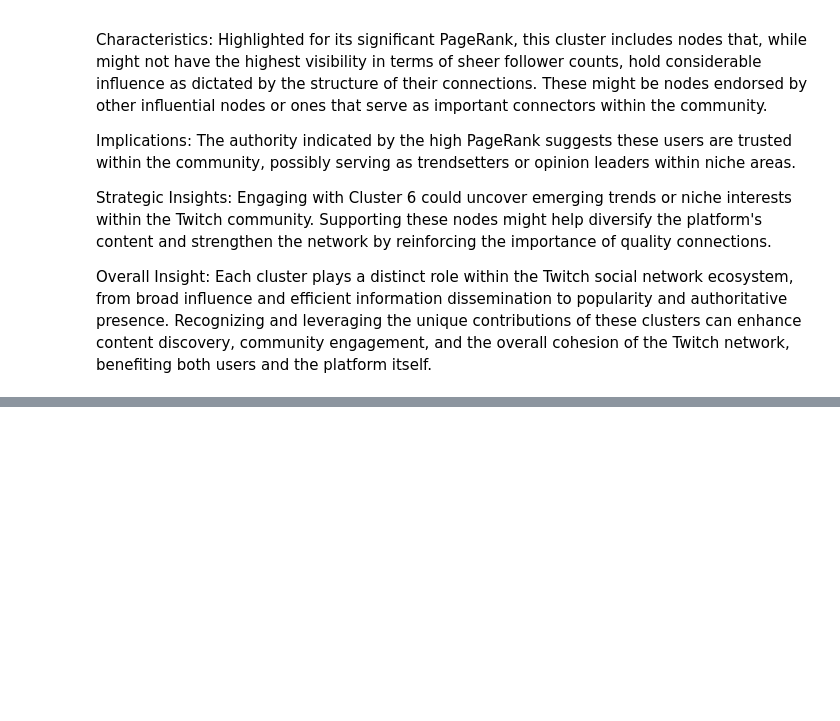
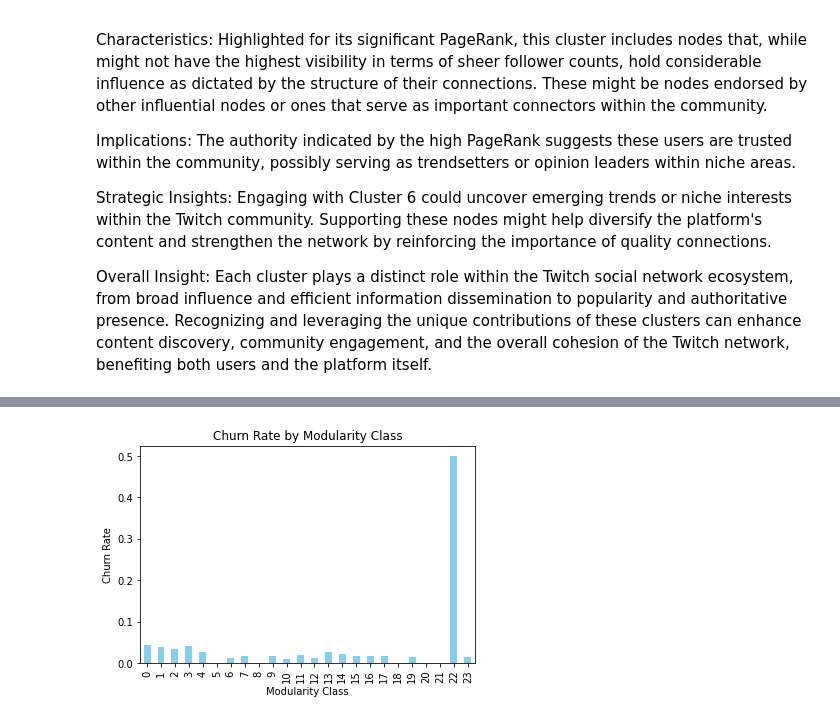
Before and after one commit to kevinlin0638/mini-project, a Jupyter notebook: project/Gephi/Gephi.ipynb, the cells around one changed output, grey strips where cells are left out. Saved outputs shown, nothing was run; the diff lists cells and outputs as text; code cells hidden in the pictures; blank space fills up the shorter version.

```diff
--- a/project/Gephi/Gephi.ipynb
+++ b/project/Gephi/Gephi.ipynb
@@ -307,3 +307,9 @@ Strategic Insights: Engaging with Cluster 6 could uncover emerging trends or nic
 
 Overall Insight:
 Each cluster plays a distinct role within the Twitch social network ecosystem, from broad influence and efficient information dissemination to popularity and authoritative presence. Recognizing and leveraging the unique contributions of these clusters can enhance content discovery, community engagement, and the overall cohesion of the Twitch network, benefiting both users and the platform itself.
+# %%
+# Rename the 'Id' column in modularity_df to 'Node' for a consistent merge key
+modularity_df_2 = modularity_df.rename(columns={'Node': 'numeric_id'})
+
+# Merge the DataFrames on the 'Node' column
+merged_df_2 = pd.merge(node_df, modularity_df_2[['numeric_id', 'modularity_class']], on='numeric_id', how='left')
@@ -309,0 +325,12 @@ Each cluster plays a distinct role within the Twitch social network ecosystem, f
+# %%
+# Churn rate by modularity class
+import matplotlib.pyplot as plt
+churn_rate_by_modularity_class = merged_df_2.groupby('modularity_class')['dead_account'].mean()
+# Plot churn rate by modularity class
+churn_rate_by_modularity_class.plot(kind='bar', color='skyblue')
+plt.title('Churn Rate by Modularity Class')
+plt.xlabel('Modularity Class')
+plt.ylabel('Churn Rate')
+plt.show()
+# %% [output]
+[figure, added]
```
Also changed, not shown: parts of 2 cells of this notebook.
